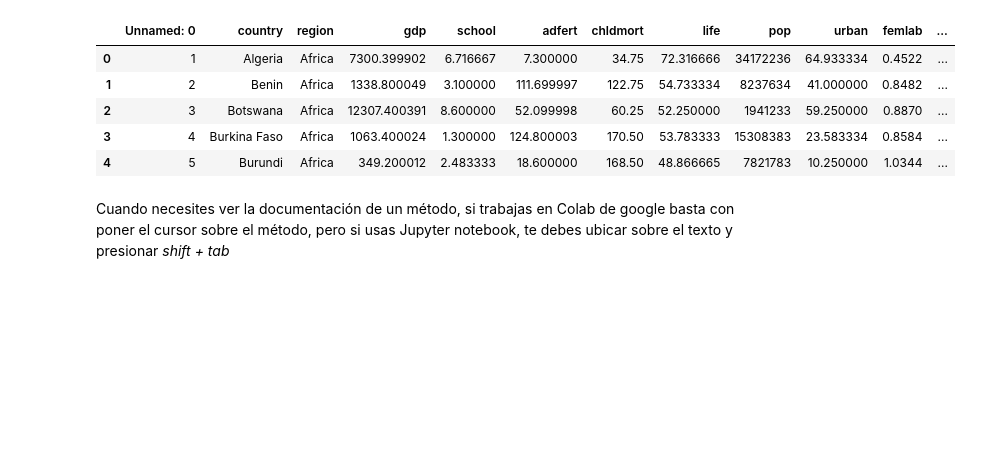
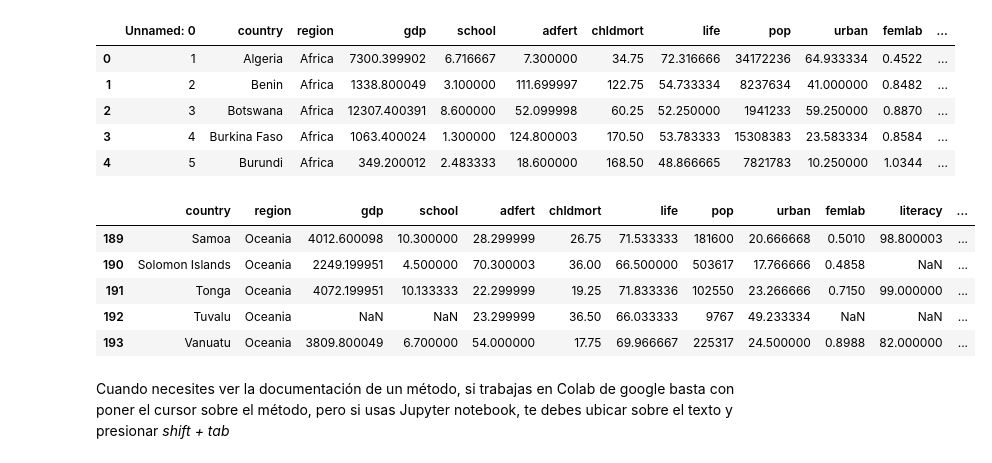
Before and after one commit to Orliluq/Data_Analysis, a Jupyter notebook: Data_Analysis.ipynb, the cells around one changed output. Drawn from its saved outputs; the diff is of its cells as text; code cells hidden in the pictures; blank space fills up the shorter version.

```diff
--- a/Data_Analysis.ipynb
+++ b/Data_Analysis.ipynb
@@ -243,6 +243,17 @@ df_nations.head()
 | 4 | 5 | Burundi | Africa | 349.200012 | 2.483333 | 18.600000 | 168.50 | 48.866665 | 7821783 | 10.250000 | 1.0344 | ... |
 # %%
 # Con 'tail()' ¿qué se puede ver?
+# %%
+# prompt:
+
+df_nations.tail()
+# %% [output]
+|  | country | region | gdp | school | adfert | chldmort | life | pop | urban | femlab | literacy | ... |
+| 189 | Samoa | Oceania | 4012.600098 | 10.300000 | 28.299999 | 26.75 | 71.533333 | 181600 | 20.666668 | 0.5010 | 98.800003 | ... |
+| 190 | Solomon Islands | Oceania | 2249.199951 | 4.500000 | 70.300003 | 36.00 | 66.500000 | 503617 | 17.766666 | 0.4858 | NaN | ... |
+| 191 | Tonga | Oceania | 4072.199951 | 10.133333 | 22.299999 | 19.25 | 71.833336 | 102550 | 23.266666 | 0.7150 | 99.000000 | ... |
+| 192 | Tuvalu | Oceania | NaN | NaN | 23.299999 | 36.50 | 66.033333 | 9767 | 49.233334 | NaN | NaN | ... |
+| 193 | Vanuatu | Oceania | 3809.800049 | 6.700000 | 54.000000 | 17.75 | 69.966667 | 225317 | 24.500000 | 0.8988 | 82.000000 | ... |
 # %% [markdown]
 Cuando necesites ver la documentación de un método, si trabajas en Colab de google basta con poner el cursor sobre el método, pero si usas Jupyter notebook, te debes ubicar sobre el texto y presionar *shift + tab*
 # %% [markdown]
```
Also changed, not shown: parts of 7 cells of this notebook.
